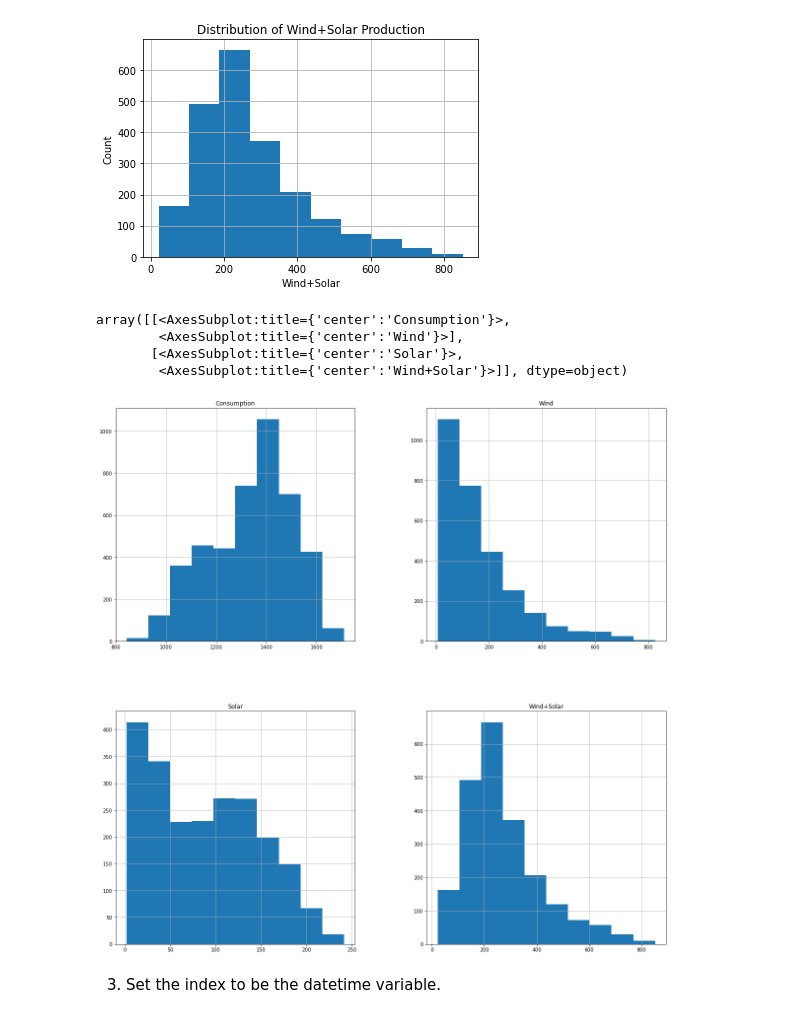
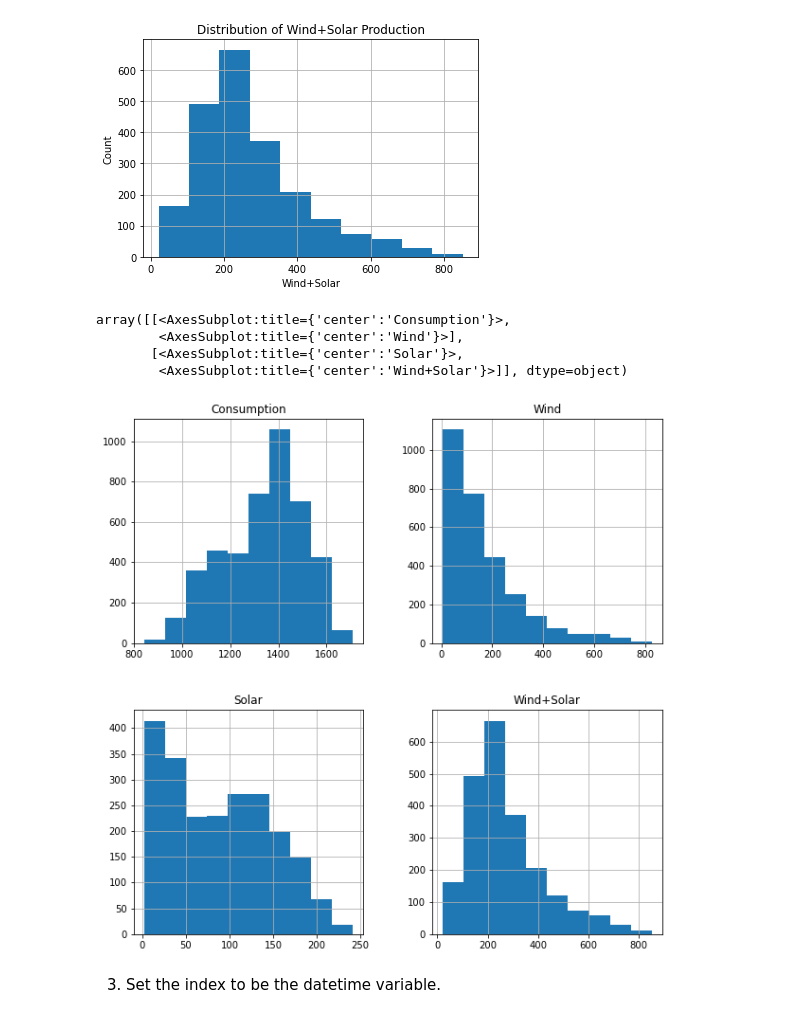
Before and after one commit to chadallen210/time-series-exercises, a Jupyter notebook: data_preparation_exercises.ipynb, the cells around one changed output. Drawn from its saved outputs; the diff is of its cells as text; code cells hidden in the pictures.

```diff
--- a/data_preparation_exercises.ipynb
+++ b/data_preparation_exercises.ipynb
@@ -254,13 +254,13 @@ plt.show()
 # %% [output]
 [figure]
 # %%
-df.hist(figsize=(20, 20))
+df.hist(figsize=(10, 10))
 # %% [output]
 array([[<AxesSubplot:title={'center':'Consumption'}>,
         <AxesSubplot:title={'center':'Wind'}>],
        [<AxesSubplot:title={'center':'Solar'}>,
         <AxesSubplot:title={'center':'Wind+Solar'}>]], dtype=object)
-[figure, old version]
+[figure, new version]
 # %% [markdown]
 3. Set the index to be the datetime variable.
 # %%
```
